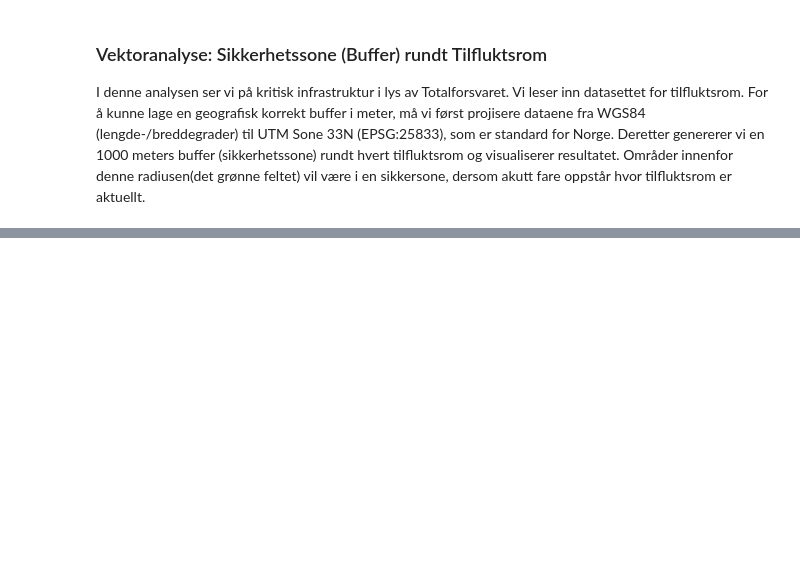
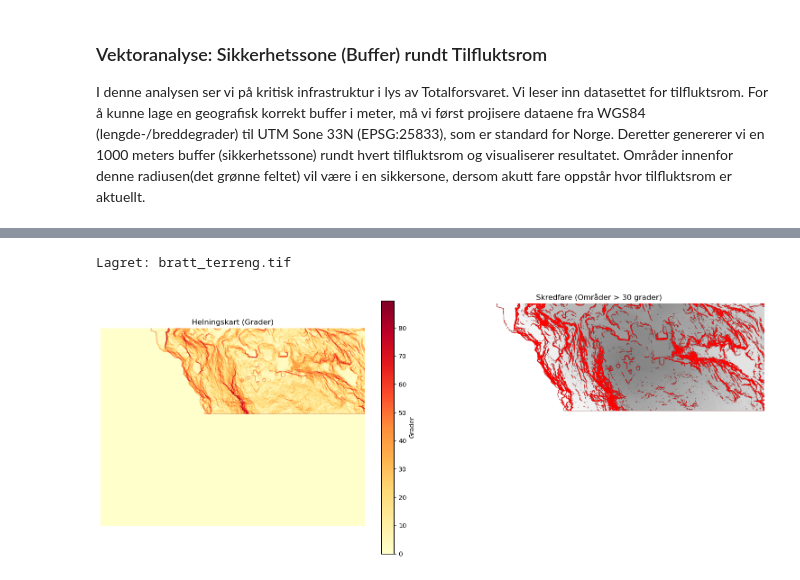
Before and after one commit to snbhansen/IS218, a Jupyter notebook: analyse.ipynb, the cells around one changed output, grey strips where cells are left out. Saved outputs shown, nothing was run; the diff lists cells and outputs as text; code cells hidden in the pictures; blank space fills up the shorter version.

```diff
--- a/analyse.ipynb
+++ b/analyse.ipynb
@@ -118,2 +66,71 @@ plt.show()
+# %%
+import rasterio
+import numpy as np
+import matplotlib.pyplot as plt
+from pathlib import Path
+import rasterio
+
+# 1. Åpne høydemodellen (TIF-filen du nettopp lastet ned)
+# gammel kode som ga feilmelding-> filsti = 'data/hoydedata.tif'
+
+filsti = Path("data") / "hoydedata.tif"
+
+with rasterio.open(filsti) as src:
+    # Les inn selve høydedataene som et stort tall-rutenett (numpy-array)
+    elev_data = src.read(1).astype('float32')
+
+    # Hent oppløsningen (hvor mange meter én piksel representerer)
+    cell_size = src.res[0]
+
+    # Rydd bort "tomme" områder rundt kartet (NoData)
+    if src.nodata is not None:
+        elev_data[elev_data == src.nodata] = np.nan
+
+# 2. Beregn helning (Slope)
+# Vi bruker matematikk for å finne høydeforskjellen (gradienten) mellom pikslene
+dy, dx = np.gradient(elev_data, cell_size, cell_size)
+
+# Regn ut helningen og konverter til grader
+slope_percent = np.sqrt(dx**2 + dy**2)
+slope_degrees = np.degrees(np.arctan(slope_percent))
+
+# 3. Filtrer ut områder med skredfare (Brattere enn 30 grader)
+skredfare = slope_degrees > 30
+
+# LAGRE skredfare som binært raster bratt_terreng.tif
+skredfare_int = skredfare.astype(np.uint8)
+
+with rasterio.open(filsti) as src:
+    meta = src.meta.copy()
+    meta.update(driver="GTiff", dtype="uint8", count=1, nodata=0)
+
+with rasterio.open("bratt_terreng.tif", "w", **meta) as dst:
+    dst.write(skredfare_int, 1)
+
+print("Lagret: bratt_terreng.tif")
+
+# 4. Visualisering
+fig, (ax1, ax2) = plt.subplots(1, 2, figsize=(15, 6))
+
+# Kart 1: Viser hele terrengets helning i farger
+im1 = ax1.imshow(slope_degrees, cmap='YlOrRd')
+ax1.set_title('Helningskart (Grader)')
+ax1.axis('off')
+fig.colorbar(im1, ax=ax1, label='Grader')
+
+# Kart 2: Viser KUN de farlige områdene over 30 grader
+# Gjør trygge områder gjennomsiktige for visningen
+skredfare_plot = np.where(skredfare, 1, np.nan)
+
+ax2.imshow(elev_data, cmap='Greys', alpha=0.5) # Terrenget som grå bakgrunn
+ax2.imshow(skredfare_plot, cmap='autumn')      # Farlige områder i rødt/gult
+ax2.set_title('Skredfare (Områder > 30 grader)')
+ax2.axis('off')
+
+plt.tight_layout()
+plt.show()
+# %% [output]
+Lagret: bratt_terreng.tif
+[figure, added]
 # %%
 !pip install rasterio numpy matplotlib
```
Also changed, not shown: parts of 6 cells of this notebook.
